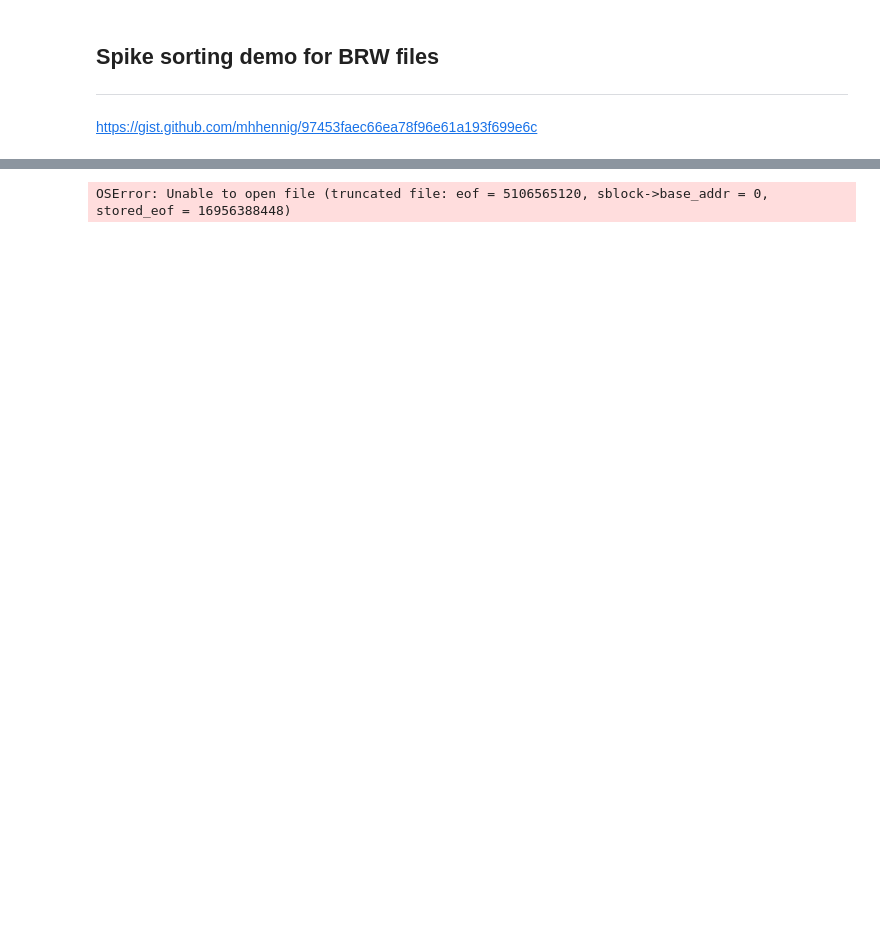
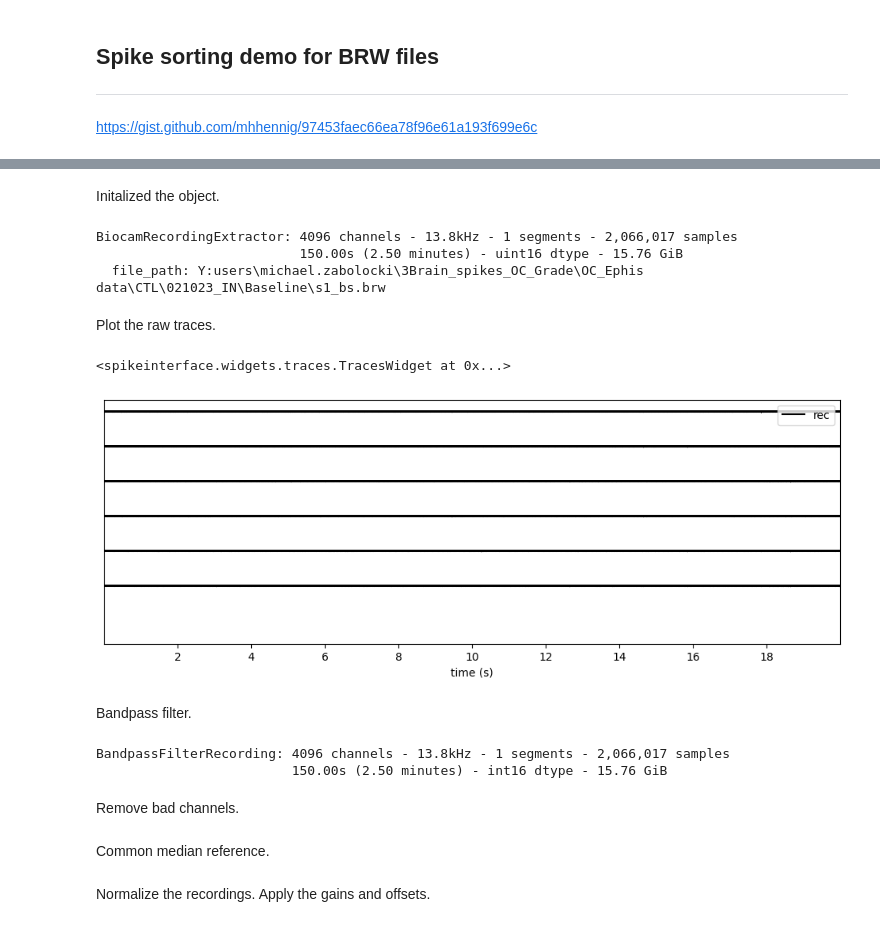
Before and after one commit to mzabolocki/3brain_gradelab, a Jupyter notebook: ssort_brw_demo.ipynb, the cells around one changed output, grey strips where cells are left out. Cells and saved outputs as stored; diff of their text form; code cells hidden in the pictures; blank space fills up the shorter version.

```diff
--- a/ssort_brw_demo.ipynb
+++ b/ssort_brw_demo.ipynb
@@ -20,4 +19,16 @@ raw_file = 'data/s1_bs.brw'
+# %%
+raw_file = pathlib.Path('Y:', 'users', 'michael.zabolocki', '3Brain_spikes_OC_Grade', 'OC_Ephis data', 'CTL', '021023_IN', 'Baseline', 's1_bs.brw')
+
+# check the file path
+if not raw_file.exists():
+    print(f'File {raw_file} does not exist')
+    sys.exit(1)
+# %% [markdown]
+Initalized the object.
 # %%
 RX = si.BiocamRecordingExtractor(raw_file)
+RX
 # %% [output]
-OSError: Unable to open file (truncated file: eof = 5106565120, sblock->base_addr = 0, stored_eof = 16956388448)
+BiocamRecordingExtractor: 4096 channels - 13.8kHz - 1 segments - 2,066,017 samples
+                          150.00s (2.50 minutes) - uint16 dtype - 15.76 GiB
+  file_path: Y:users\michael.zabolocki\3Brain_spikes_OC_Grade\OC_Ephis data\CTL\021023_IN\Baseline\s1_bs.brw
@@ -27,0 +35,8 @@ si.plot_timeseries(RX, channels=range(14), trange=[0,2], ax=ax)
+# %% [markdown]
+Plot the raw traces.
+# %%
+fig, ax = plt.subplots(1, 1, figsize=(12, 4))
+si.plot_traces(RX, time_range=[0,20], ax=ax, channel_ids=['10', '11', '12', '15', '16', '18'])
+# %% [output]
+<spikeinterface.widgets.traces.TracesWidget at 0x...>
+[figure, added]
@@ -27,0 +46,10 @@ si.plot_timeseries(RX, channels=range(14), trange=[0,2], ax=ax)
+# %% [markdown]
+Bandpass filter.
+# %%
+RX_filtered_bpass = si.bandpass_filter(RX, freq_min=300, freq_max=3000)
+RX_filtered_bpass
+# %% [output]
+BandpassFilterRecording: 4096 channels - 13.8kHz - 1 segments - 2,066,017 samples
+                         150.00s (2.50 minutes) - int16 dtype - 15.76 GiB
+# %% [markdown]
+Remove bad channels.
@@ -27,0 +63,2 @@ si.plot_timeseries(RX, channels=range(14), trange=[0,2], ax=ax)
+# %% [markdown]
+Common median reference.
@@ -27,0 +67,2 @@ si.plot_timeseries(RX, channels=range(14), trange=[0,2], ax=ax)
+# %% [markdown]
+Normalize the recordings. Apply the gains and offsets.
```
Also changed, not shown: parts of 11 cells of this notebook, 1 other file.
